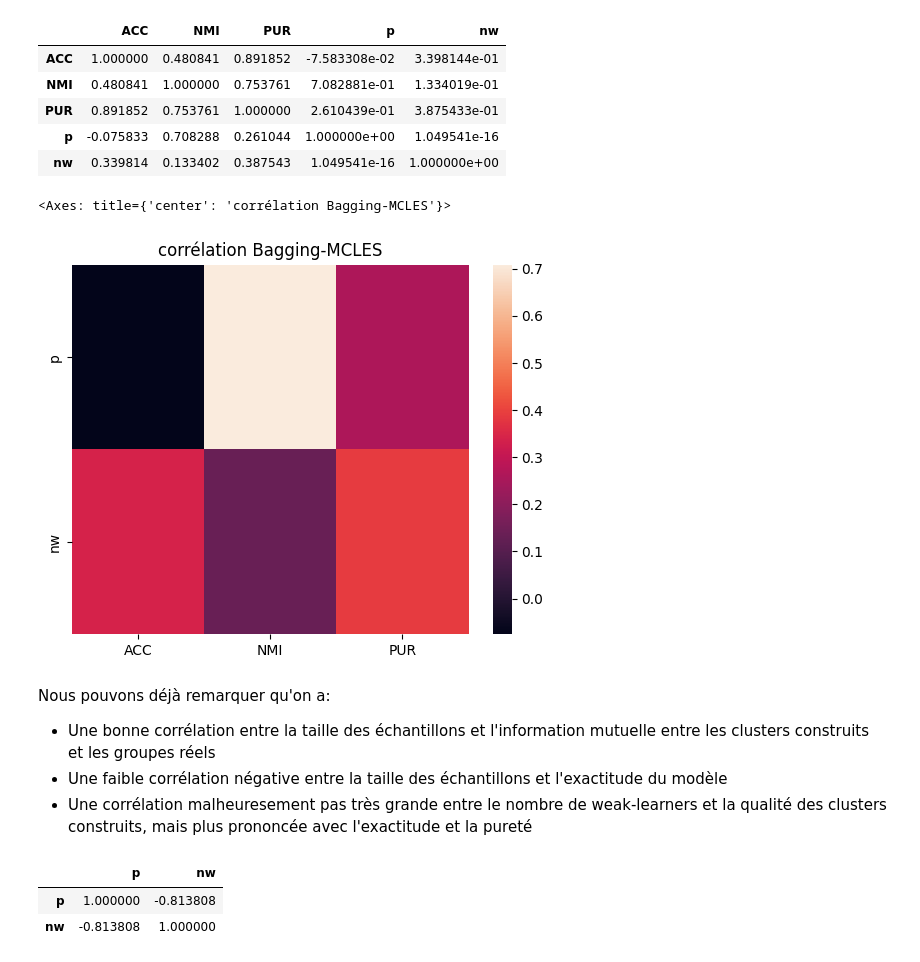
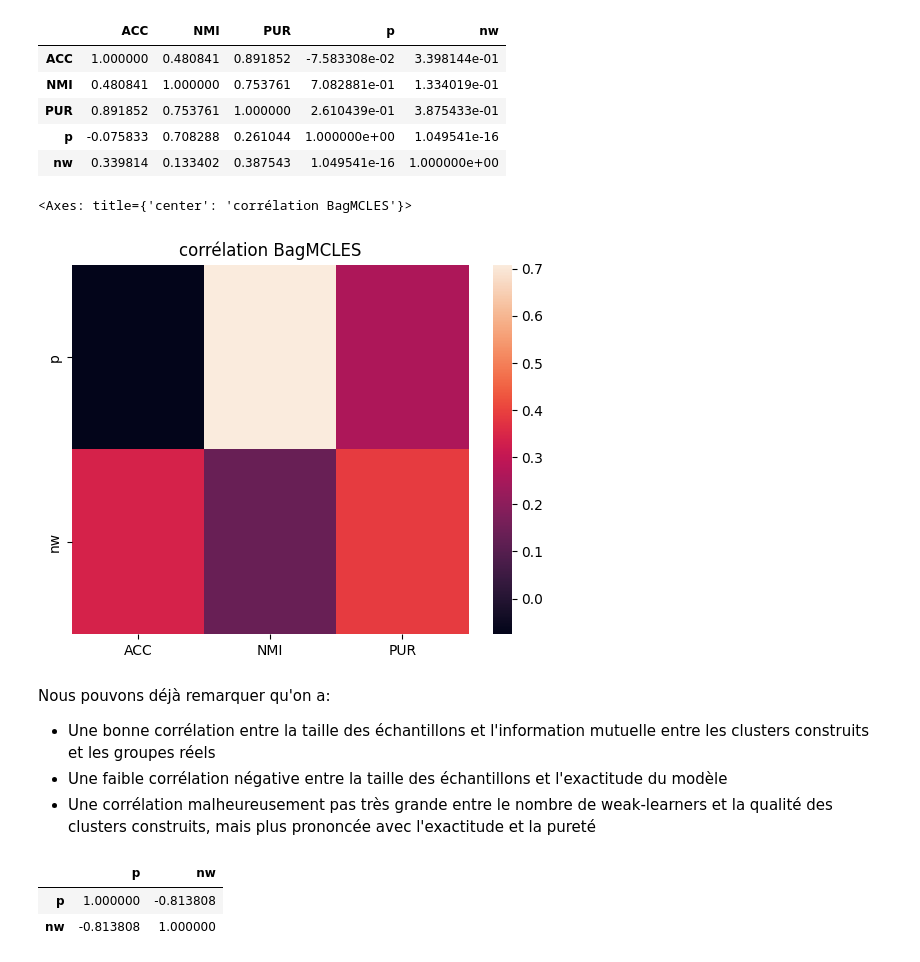
Before and after one commit to MbeHenri/memoire, a Jupyter notebook: analyse.ipynb, the cells around one changed output. Cells and saved outputs as stored; diff of their text form; code cells hidden in the pictures.

```diff
--- a/analyse.ipynb
+++ b/analyse.ipynb
@@ -28,17 +28,17 @@ df_mcles.corr()
 | p | -0.075833 | 0.708288 | 0.261044 | 1.000000e+00 | 1.049541e-16 |
 | nw | 0.339814 | 0.133402 | 0.387543 | 1.049541e-16 | 1.000000e+00 |
 # %%
-plt.title('corrélation Bagging-MCLES')
+plt.title('corrélation BagMCLES')
 sns.heatmap(df_mcles.corr()[["ACC", "NMI", "PUR"]][3:])
 # %% [output]
-<Axes: title={'center': 'corrélation Bagging-MCLES'}>
+<Axes: title={'center': 'corrélation BagMCLES'}>
-[figure, old version]
+[figure, new version]
 # %% [markdown]
 Nous pouvons déjà remarquer qu'on a:
 
 * Une bonne corrélation entre la taille des échantillons et l'information mutuelle entre les clusters construits et les groupes réels
 * Une faible corrélation négative entre la taille des échantillons et l'exactitude du modèle
-* Une corrélation malheuresement pas très grande entre le nombre de weak-learners et la qualité des clusters construits, mais plus prononcée avec l'exactitude et la pureté
+* Une corrélation malheureusement pas très grande entre le nombre de weak-learners et la qualité des clusters construits, mais plus prononcée avec l'exactitude et la pureté
 # %%
 df_mcles.corr()[["p", "nw"]][:3].corr()
 # %% [output]
```
Also changed, not shown: parts of 16 cells of this notebook, 3 other files.
